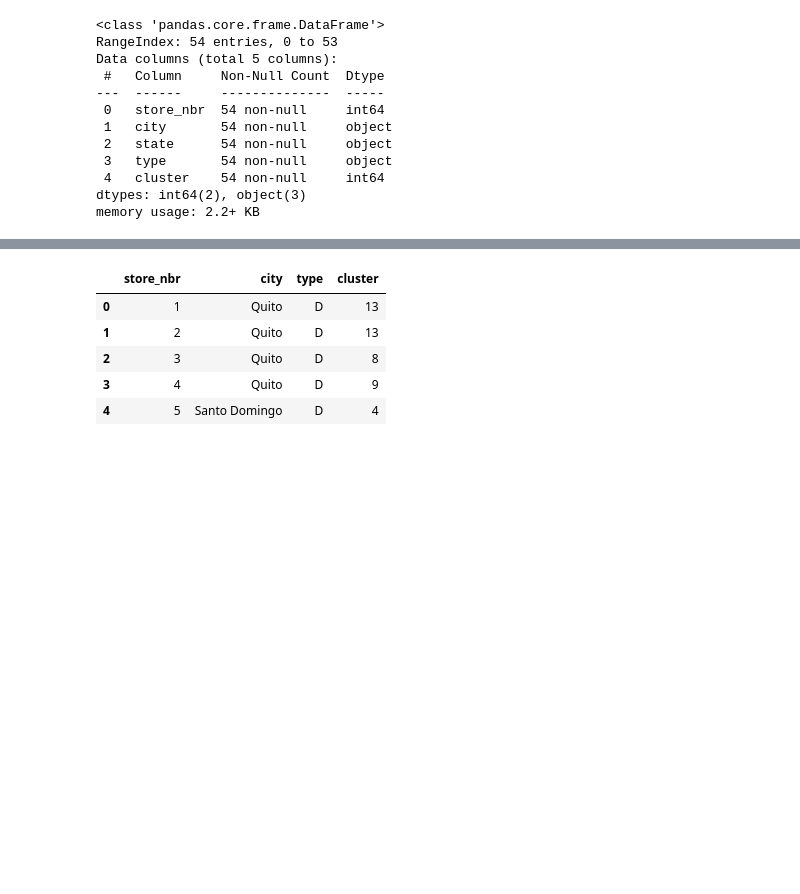
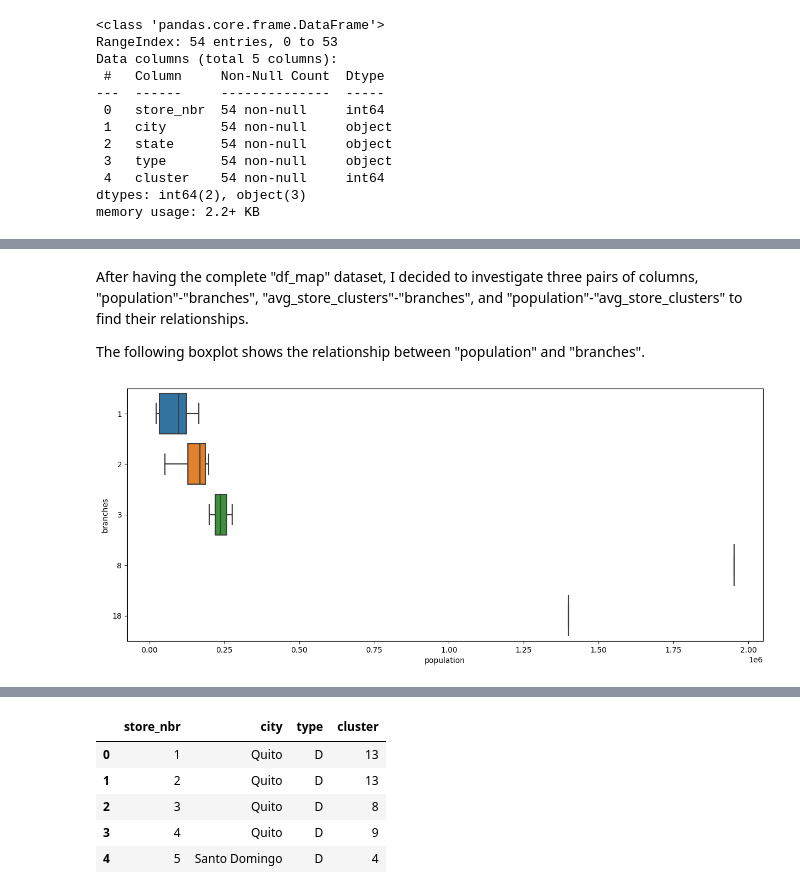
Before and after one commit to Komsan-Kongwongsupak/store-sales, a Jupyter notebook: store-sales.ipynb, the cells around one changed output, grey strips where cells are left out. Drawn from its saved outputs; the diff is of its cells as text; code cells hidden in the pictures; blank space fills up the shorter version.

Commit message:
continued on data visualization.

```diff
--- a/store-sales.ipynb
+++ b/store-sales.ipynb
@@ -68,0 +71,4 @@ print(ecu_map)
+# %%
+df_population = pd.read_csv(os.path.join(file_path, 'city_population.csv'))[['city', 'pop2023']]
+
+set(df_map['city'].values).difference(set(df_population['city'].values))
@@ -68,0 +87,7 @@ print(ecu_map)
+# %%
+df_population.loc[len(df_population.index)] = ['Daule', 120000]
+df_population.loc[len(df_population.index)] = ['El Carmen', 135344]
+df_population.loc[len(df_population.index)] = ['Libertad', 75881]
+df_population.loc[len(df_population.index)] = ['Santo Domingo', 200421]
+
+set(df_map['city'].values).difference(set(df_population['city'].values))
@@ -68,0 +98,4 @@ print(ecu_map)
+# %%
+df_map['population'] = df_map['city'].apply(lambda city: df_population[df_population['city'] == city]['pop2023'].values[0])
+
+df_map.head(5)
@@ -68,0 +116,5 @@ print(ecu_map)
+# %%
+df_map['branches'] = df_map['city'].apply(lambda city: len(df_store[df_store['city'] == city].index))
+df_map['avg_store_clusters'] = df_map['city'].apply(lambda city: df_store[df_store['city'] == city]['cluster'].values.mean())
+
+df_map.head(5)
@@ -68,0 +128,9 @@ print(ecu_map)
+# %% [markdown]
+<p>After having the complete "df_map" dataset, I decided to investigate three pairs of columns, "population"-"branches", "avg_store_clusters"-"branches", and "population"-"avg_store_clusters" to find their relationships.</p>
+<p>The following boxplot shows the relationship between "population" and "branches".</p>
+# %%
+plt.figure(figsize=(15, 6))
+ax = sns.boxplot(data=df_map, x='population', y='branches', orient='h')
+plt.show()
+# %% [output]
+[figure, added]
```
Also changed, not shown: parts of 22 cells of this notebook.
